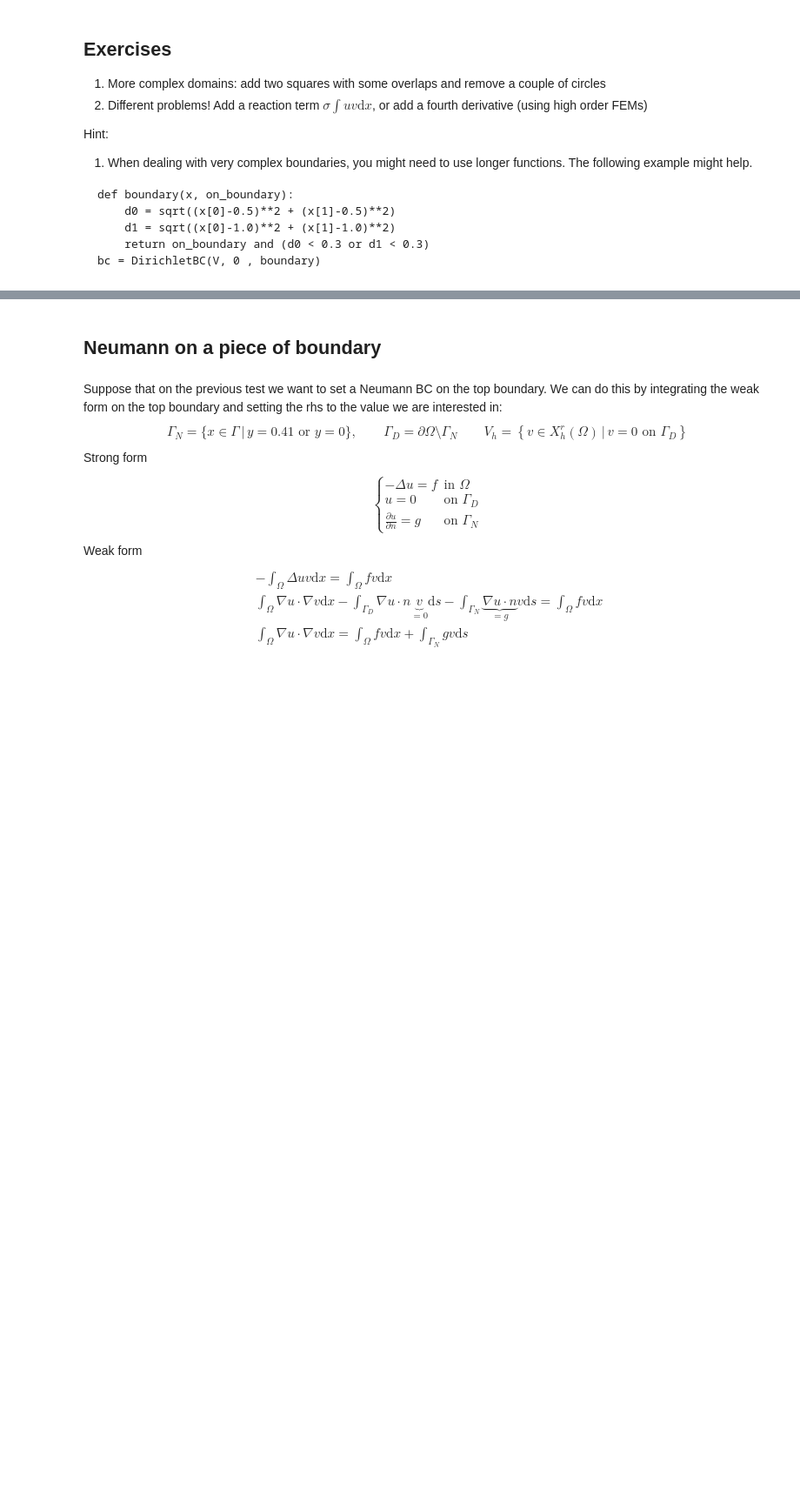
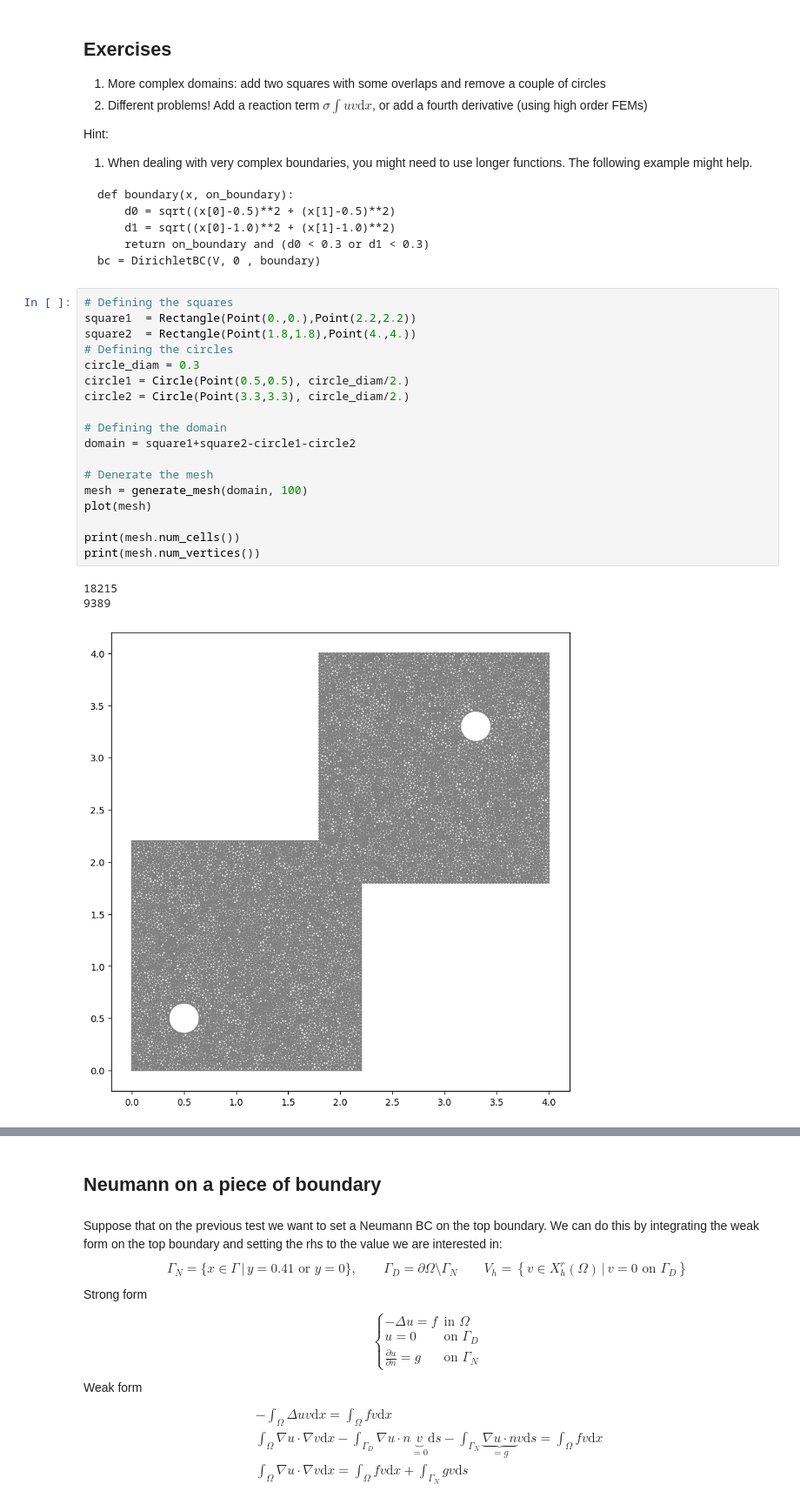
Before and after one commit to lordPachy/acsai, a Jupyter notebook: Scientific Computing/Theory/04_FEM_with_FEniCS.ipynb, the cells around one changed output, grey strips where cells are left out. Shown at 87% size. Cells and saved outputs as stored; diff of their text form; blank space fills up the shorter version.

````diff
--- a/Scientific Computing/Theory/04_FEM_with_FEniCS.ipynb
+++ b/Scientific Computing/Theory/04_FEM_with_FEniCS.ipynb
@@ -223,3 +493,25 @@ def boundary(x, on_boundary):
     return on_boundary and (d0 < 0.3 or d1 < 0.3)
 bc = DirichletBC(V, 0 , boundary)
 ```
+# %%
+# Defining the squares
+square1  = Rectangle(Point(0.,0.),Point(2.2,2.2))
+square2  = Rectangle(Point(1.8,1.8),Point(4.,4.))
+# Defining the circles
+circle_diam = 0.3
+circle1 = Circle(Point(0.5,0.5), circle_diam/2.)
+circle2 = Circle(Point(3.3,3.3), circle_diam/2.)
+
+# Defining the domain
+domain = square1+square2-circle1-circle2
+
+# Denerate the mesh
+mesh = generate_mesh(domain, 100)
+plot(mesh)
+
+print(mesh.num_cells())
+print(mesh.num_vertices())
+# %% [output]
+18215
+9389
+[figure, added]
````
Also changed, not shown: parts of 29 cells of this notebook, 4 other files.
